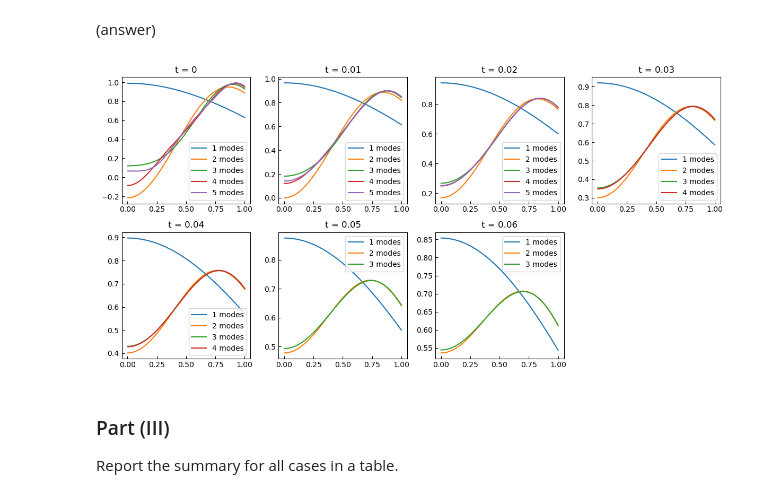
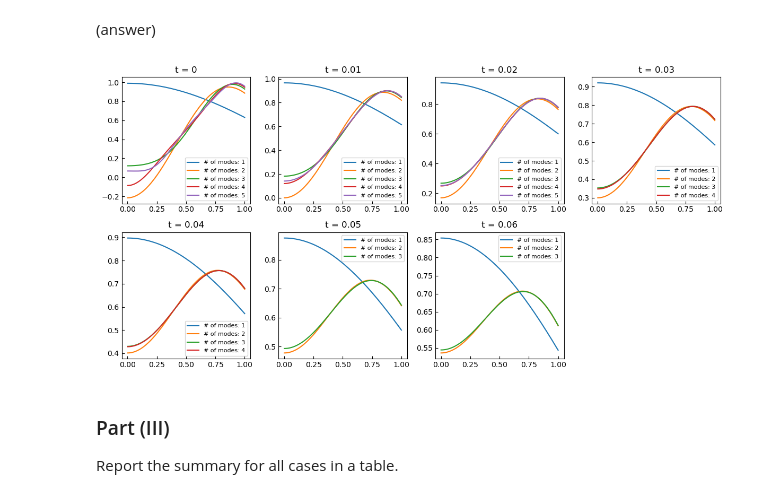
Before and after one commit to kkazuma19/HW501, a Jupyter notebook: CP1.ipynb, the cells around one changed output. Saved outputs shown, nothing was run; the diff lists cells and outputs as text; code cells hidden in the pictures.

```diff
--- a/CP1.ipynb
+++ b/CP1.ipynb
@@ -259,27 +259,27 @@ Show the impact of the number of terms kept in the series solution for each valu
 # %%
 # Updated time values
 time_values_all = [0, 10**-2, 2*10**-2, 3*10**-2, 4*10**-2, 5*10**-2, 6*10**-2]
 
 # Create subplots
 fig, axarr = plt.subplots(2, 4, figsize=(12, 6))
 ax = axarr.flatten()
 
 # For each time value, plot the temperature distribution with different number of modes
 for i, (t, n_terms) in enumerate(zip(time_values_all, num_terms_estimates_error)):
     # For each mode up to n_terms, plot the temperature distribution
     for j in range(1, n_terms+1):
         temperature_distribution = T_rt(r_values, t, R_value, T0_value, alpha_value, eigenvalues_sample[:j])
-        ax[i].plot(r_values, temperature_distribution, label=f'{j} modes')
+        ax[i].plot(r_values, temperature_distribution, label=f'# of modes: {j}')
     ax[i].set_title(f't = {t}')
-    ax[i].legend()
+    ax[i].legend(fontsize=8)
 
 # Remove the last unused subplot
 ax[-1].axis('off')
 
 plt.tight_layout()
 plt.show()
 # %% [output]
-[figure, old version]
+[figure, new version]
 # %% [markdown]
 ### Part (III)
 Report the summary for all cases in a table.
```
Also changed, not shown: parts of 10 cells of this notebook.
